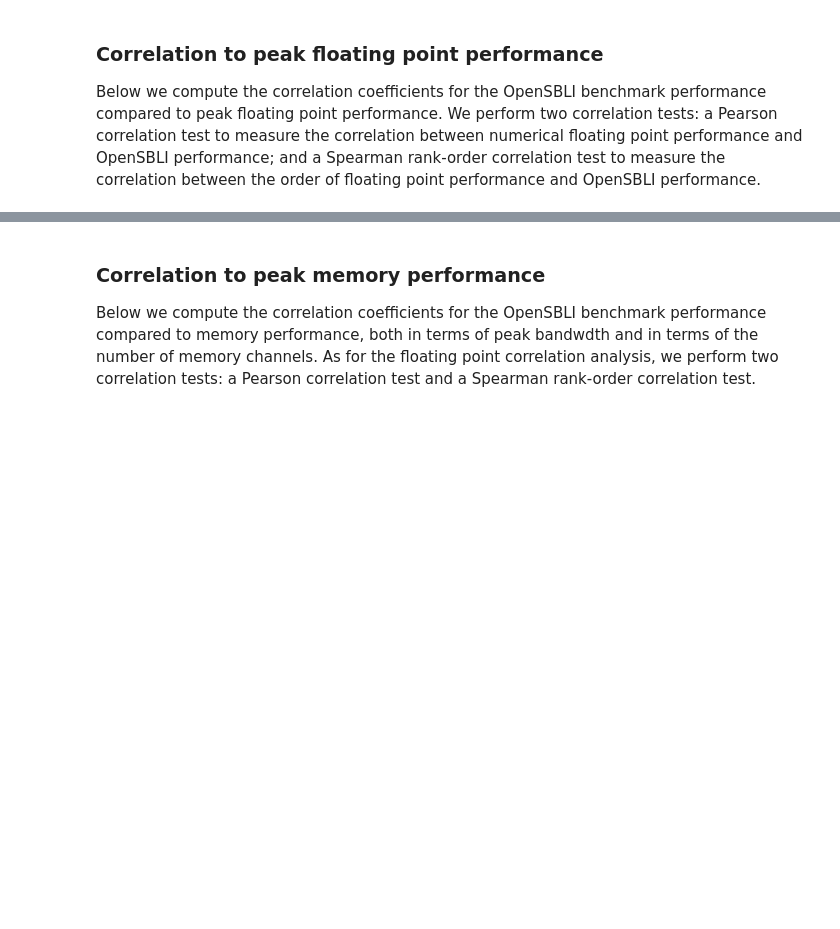
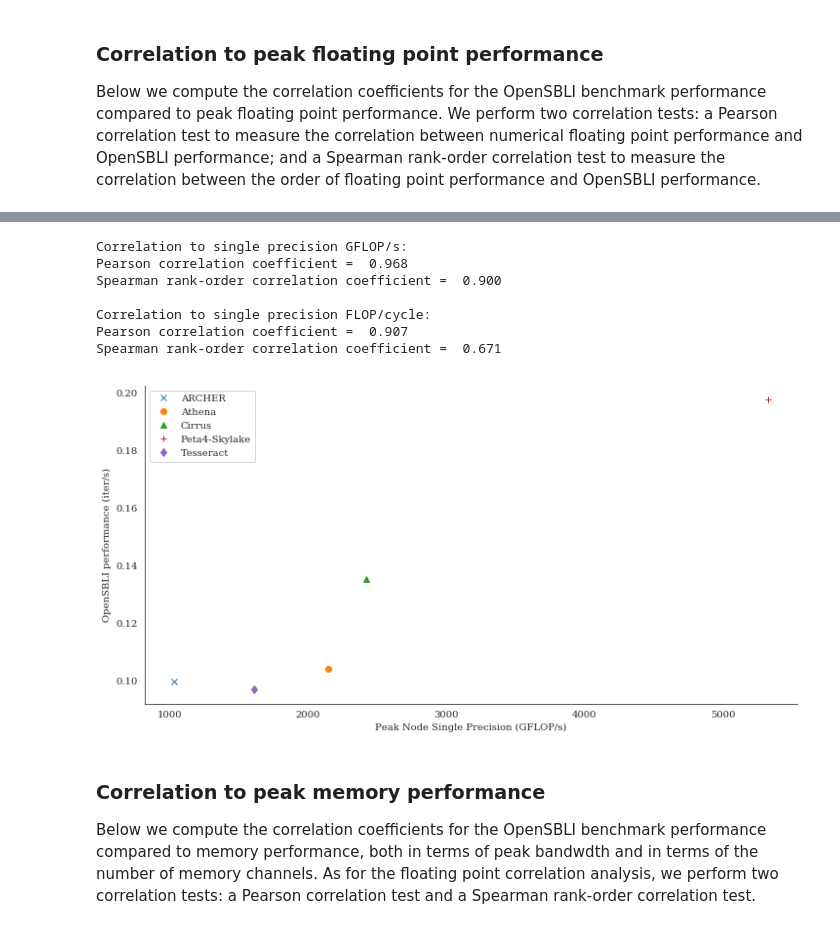
Before and after one commit to hpc-uk/archer-benchmarks, a Jupyter notebook: analysis/Single_Node_Performance_Comparison.ipynb, the cells around one changed output, grey strips where cells are left out. Cells and saved outputs as stored; diff of their text form; code cells hidden in the pictures; blank space fills up the shorter version.

```diff
--- a/analysis/Single_Node_Performance_Comparison.ipynb
+++ b/analysis/Single_Node_Performance_Comparison.ipynb
@@ -391,3 +430,38 @@ This indicates that there is good correlation between OpenSBLI benchmark perform
+# %%
+systems = ['ARCHER','Athena','Cirrus','CSD3-Skylake','Tesseract']
+osbli_perf_a = []
+fp_perf_a = []
+flops_a = []
+for system in systems:
+    if system in peak_fp:
+        osbli_perf_a.append(osbli_perf.get(system,0.0))
+        fp_perf_a.append(peak_fp.get(system,0.0))
+        flops_a.append(flops.get(system,0.0))
+n=0
+for system in systems:
+    if system in peak_fp:
+        plt.plot(peak_fp.get(system,0.0),osbli_perf.get(system,0.0),marker_a[n],label=sysdetails[system]['Name'])
+        n += 1
+plt.xlabel('Peak Node Single Precision (GFLOP/s)')
+plt.ylabel('OpenSBLI performance (iter/s)')
+plt.legend(loc='best')
+sns.despine()
+plt.savefig('osbli_corr_fp_nooutlier.png', dpi=300)
+print('\nCorrelation to single precision GFLOP/s:')
+print('Pearson correlation coefficient = ', '{:.3f}'.format(stats.pearsonr(osbli_perf_a, fp_perf_a)[0]))
+print('Spearman rank-order correlation coefficient = ', '{:.3f}'.format(stats.spearmanr(osbli_perf_a, fp_perf_a)[0]))
+print('\nCorrelation to single precision FLOP/cycle:')
+print('Pearson correlation coefficient = ', '{:.3f}'.format(stats.pearsonr(osbli_perf_a, flops_a)[0]))
+print('Spearman rank-order correlation coefficient = ', '{:.3f}'.format(stats.spearmanr(osbli_perf_a, flops_a)[0]))
+# %% [output]
+Correlation to single precision GFLOP/s:
+Pearson correlation coefficient =  0.968
+Spearman rank-order correlation coefficient =  0.900
+
+Correlation to single precision FLOP/cycle:
+Pearson correlation coefficient =  0.907
+Spearman rank-order correlation coefficient =  0.671
+[figure, added]
 # %% [markdown]
 ### Correlation to peak memory performance
 
```
Also changed, not shown: parts of 10 cells of this notebook, 12 other files.
